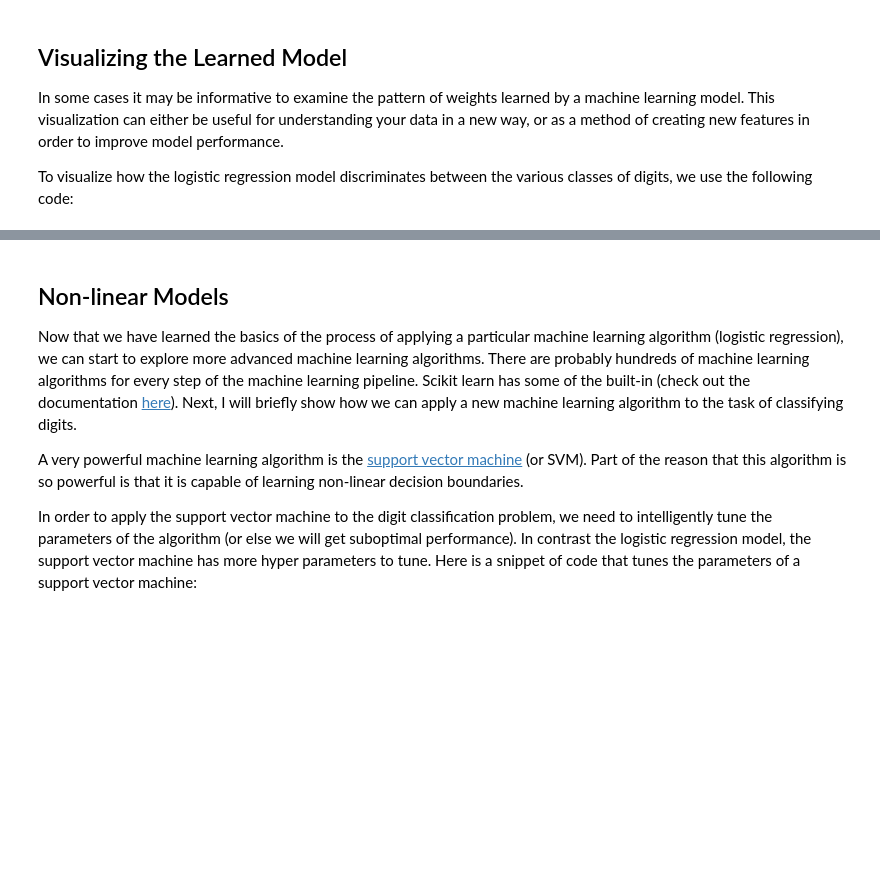
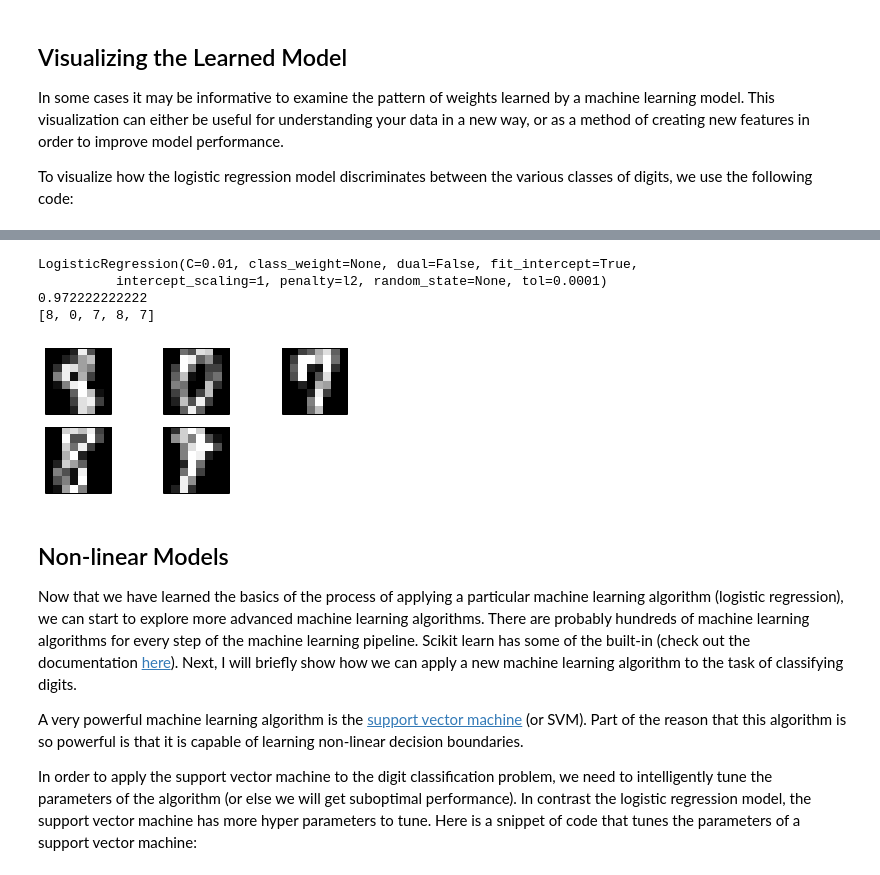
Before and after one commit to paulruvolo/MLTutorials, a Jupyter notebook: tutorial_02/Machine Learning Lecture 2.ipynb, the cells around one changed output, grey strips where cells are left out. Cells and saved outputs as stored; diff of their text form; code cells hidden in the pictures; blank space fills up the shorter version.

```diff
--- a/tutorial_02/Machine Learning Lecture 2.ipynb
+++ b/tutorial_02/Machine Learning Lecture 2.ipynb
@@ -141,3 +145,34 @@ plt.show()
+# %%
+from sklearn.cross_validation import train_test_split
+from sklearn.grid_search import GridSearchCV
+from sklearn.datasets import *
+from math import ceil, sqrt
+from sklearn.linear_model import LogisticRegression
+
+data = load_digits()
+
+tuned_parameters = [{'C': [10**-4, 10**-2, 10**0, 10**2, 10**4]}]
+X_train, X_test, y_train, y_test = train_test_split(data.data, data.target, train_size=.9)
+
+model = GridSearchCV(LogisticRegression(), tuned_parameters, cv=5)
+model.fit(X_train, y_train)
+
+print model.best_estimator_
+print model.score(X_test, y_test)
+mistakes = [idx for (idx,pred) in enumerate(model.predict(X_test)) if pred != y_test[idx]]
+fig = plt.figure()
+print [y_test[m] for m in mistakes]
+for (i,idx) in enumerate(mistakes):
+    subplot = fig.add_subplot(ceil(sqrt(len(mistakes))),ceil(sqrt(len(mistakes))),i+1)
+    subplot.matshow( numpy.reshape(X_test[idx, :],(8,8)), cmap='gray')
+    subplot.axes.get_xaxis().set_visible(False)
+    subplot.axes.get_yaxis().set_visible(False)
+# %% [output]
+LogisticRegression(C=0.01, class_weight=None, dual=False, fit_intercept=True,
+          intercept_scaling=1, penalty=l2, random_state=None, tol=0.0001)
+0.972222222222
+[8, 0, 7, 8, 7]
+[figure, added]
 # %% [markdown]
 ## Non-linear Models
 
```
Also changed, not shown: parts of 6 cells of this notebook.
